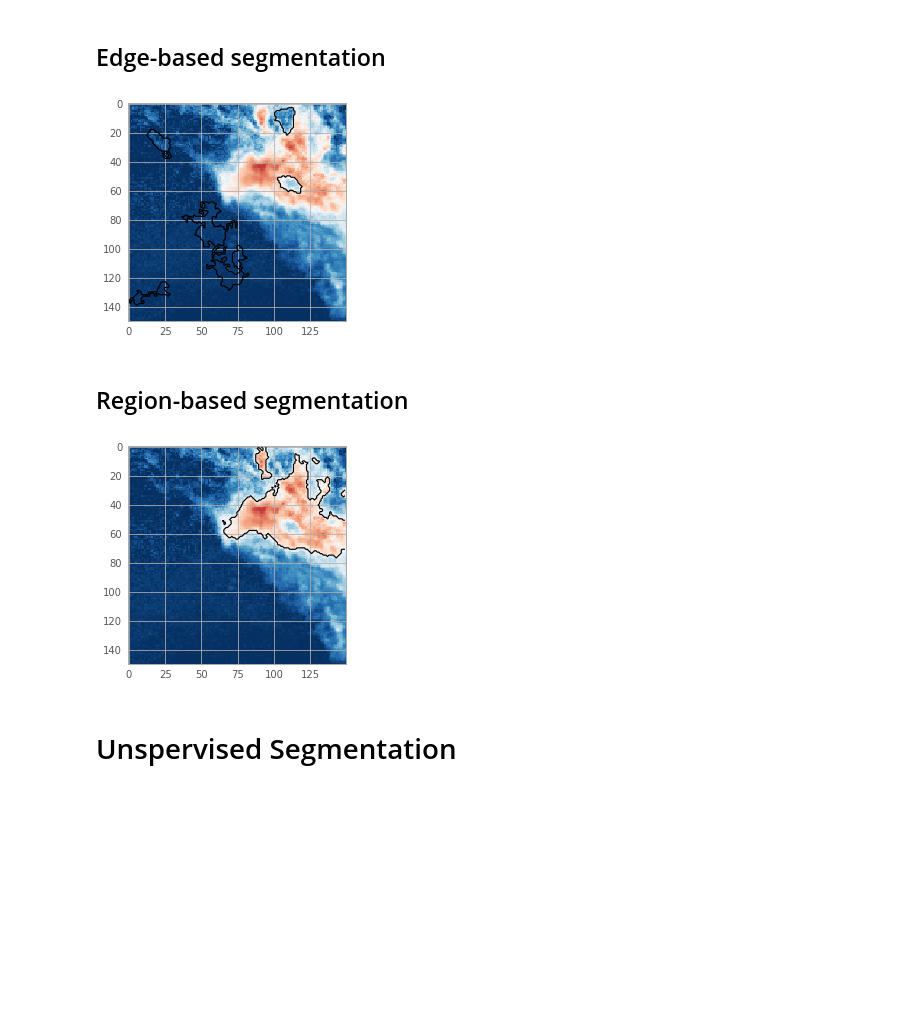
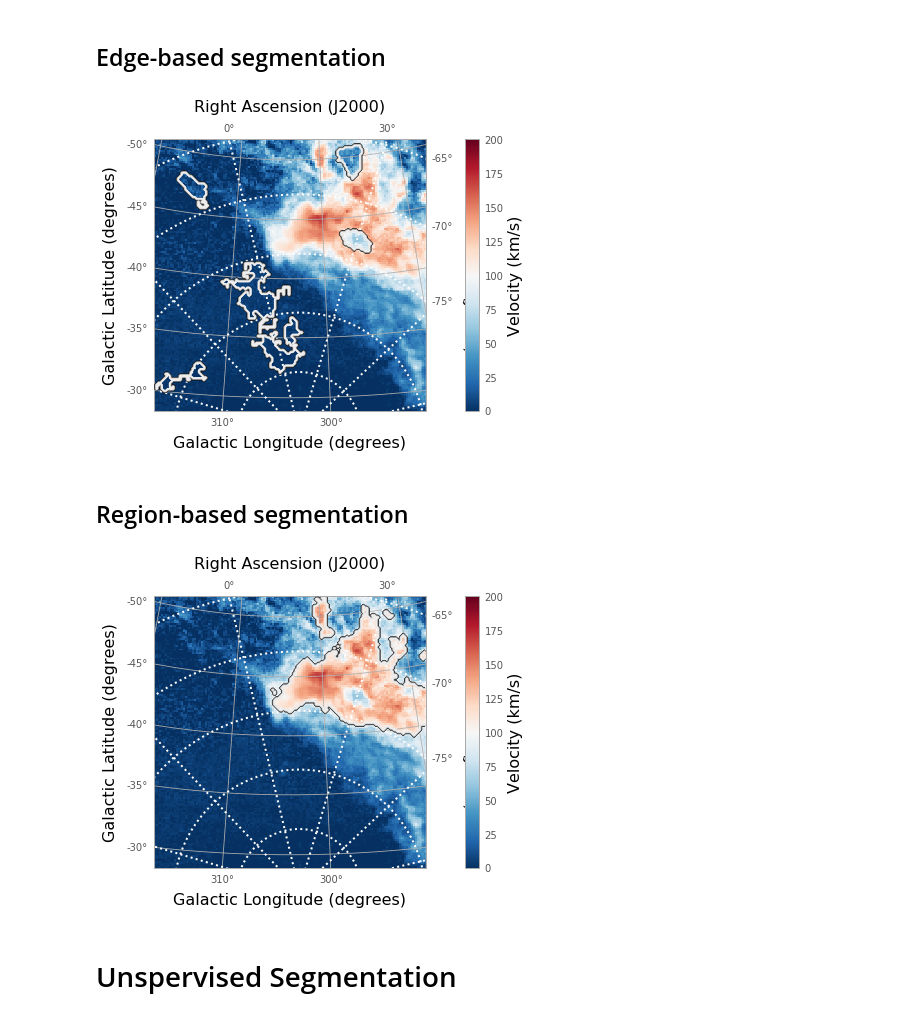
Before and after one commit to Jbarkai/HISourceFinder, a Jupyter notebook: Practice methods.ipynb, the cells around one changed output. Cells and saved outputs as stored; diff of their text form; code cells hidden in the pictures; blank space fills up the shorter version.

Commit message:
fixed plots and reading noise as cube

```diff
--- a/Practice methods.ipynb
+++ b/Practice methods.ipynb
@@ -62,8 +98,4 @@ WARNING: WCSWarning: WCS2 is missing card DATEREF [spectral_cube.wcs_utils]
 # %%
-moment_0 = cube.with_spectral_unit(u.km/u.s).moment(order=0)  # Zero-th moment
-moment_1 = cube.with_spectral_unit(u.km/u.s).moment(order=1)  # First moment
-hi_column_density = moment_0 * 1.82 * 10**18 / (u.cm * u.cm) * u.s / u.K / u.km
-
 # If you want to take a subcube
 # _, b, _ = cube.world[0, :, 0]  #extract latitude world coordinates from cube
 # _, _, l = cube.world[0, 0, :]  #extract longitude world coordinates from cube
@@ -74,29 +106,5 @@ hi_column_density = moment_0 * 1.82 * 10**18 / (u.cm * u.cm) * u.s / u.K / u.km
 # Create a sub_cube cut to these coordinates
 # sub_cube = cube.subcube(xlo=lon_range[0], xhi=lon_range[1], ylo=lat_range[0], yhi=lat_range[1])
 # sub_cube_slab = sub_cube.spectral_slab(-300. *u.km / u.s, 300. *u.km / u.s)
-# Initiate a figure and axis object with WCS projection information
-fig = plt.figure(figsize=(10, 5))
-ax = fig.add_subplot(111, projection=moment_1.wcs)
-
-# Display the moment map image
-im = ax.imshow(moment_1.hdu.data, cmap='RdBu_r', vmin=0, vmax=200)
-ax.invert_yaxis()  # Flips the Y axis
-
-# Add axes labels
-ax.set_xlabel("Galactic Longitude (degrees)", fontsize=16)
-ax.set_ylabel("Galactic Latitude (degrees)", fontsize=16)
-
-# Add a colorbar
-cbar = plt.colorbar(im, pad=.07)
-cbar.set_label('Velocity (km/s)', size=16)
-
-# Overlay set of RA/Dec Axes
-overlay = ax.get_coords_overlay('fk5')
-overlay.grid(color='white', ls='dotted', lw=2)
-overlay[0].set_axislabel('Right Ascension (J2000)', fontsize=16)
-overlay[1].set_axislabel('Declination (J2000)', fontsize=16)
-
-# Overplot column density contours
-levels = (1e20, 5e20, 1e21, 3e21, 5e21, 7e21, 1e22)  # Define contour levels to use
-ax.contour(hi_column_density.hdu.data, cmap='Greys_r', alpha=0.5, levels=levels)
+plot_cube(hi_cube)
 # %% [output]
@@ -120,12 +129,10 @@ plt.show()
 # %%
 edges = canny(pic)
 fill = ndi.binary_fill_holes(edges)
 cleaned = morphology.remove_small_objects(fill, 100)
-plt.imshow(pic, cmap='RdBu_r', vmin=0, vmax=200)
-plt.contour(cleaned, [0.5], linewidths=1.2, cmap='Greys_r')
-plt.show()
+plot_moment(pic, cleaned)
 # %% [output]
-[figure, old version]
+[figure, new version]
 # %% [markdown]
 ## Region-based segmentation
 # %%
@@ -135,11 +142,9 @@ markers[pic < 100] = 1
 markers[pic > 100] = 2
 segmentated = segmentation.watershed(elevation_map, markers)
 segmentated = ndi.binary_fill_holes(segmentated - 1)
-plt.imshow(pic, cmap='RdBu_r', vmin=0, vmax=200)
-plt.contour(segmentated, [0.5], linewidths=1.2, cmap='Greys_r')
-plt.show()
+plot_moment(pic, segmentated)
 # %% [output]
-[figure, old version]
+[figure, new version]
 # %% [markdown]
 # Unspervised Segmentation
 # %% [markdown]
```
Also changed, not shown: parts of 16 cells of this notebook, 4 other files.
